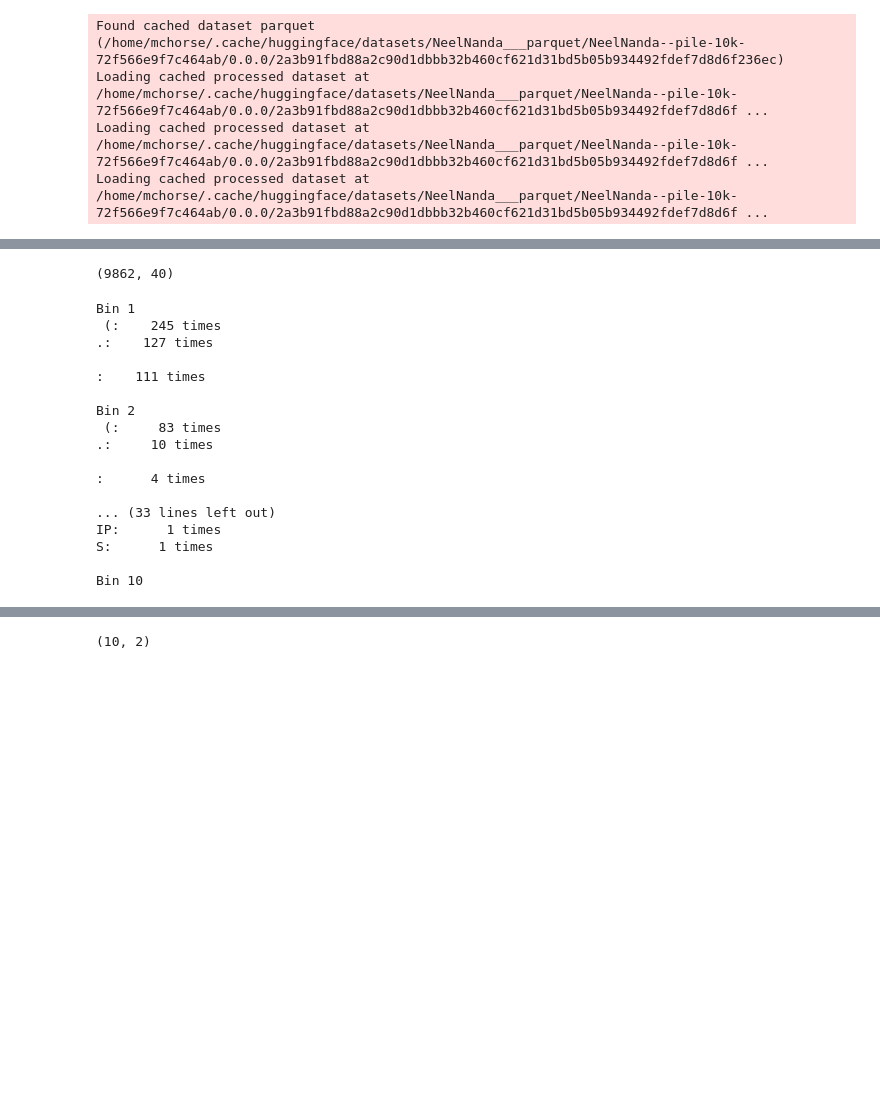
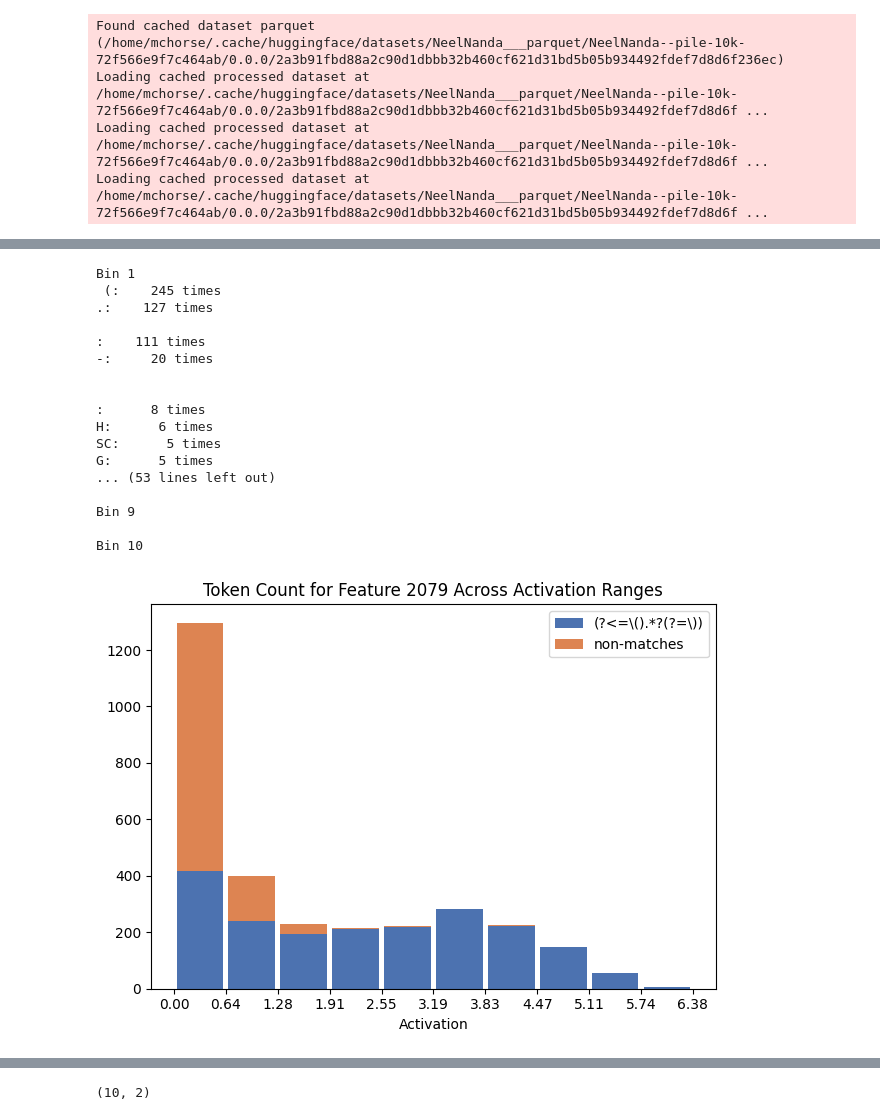
Before and after one commit to migerovitch/sparse_coding, a Jupyter notebook: case_studies.ipynb, the cells around one changed output, grey strips where cells are left out. Cells and saved outputs as stored; diff of their text form; code cells hidden in the pictures; blank space fills up the shorter version.

```diff
--- a/case_studies.ipynb
+++ b/case_studies.ipynb
@@ -564,10 +688,7 @@ for text_ind, text in enumerate(texts):
-# %%
-np.array(masks).shape
-# %% [output]
-(9862, 40)
 # %%
 # 2079 2122 2118
 feature_index = 2079
+dictionary_activations = dictionary_activations
 best_feature_activations = dictionary_activations[:, feature_index]
 
 min_value = torch.min(best_feature_activations)
@@ -581,59 +702,81 @@ bin_boundaries = torch.linspace(min_value, max_value, num_bins + 1)
 
 # Assign each activation to its respective bin
 bins = torch.bucketize(best_feature_activations, bin_boundaries)
-# Count the number of unique tokens
-# num_unique_tokens = 5
-# from collections import Counter
-# nonzero = bins.nonzero()[:,0]
-# datapoint_indices =[np.unravel_index(i, (datapoints, token_amount)) for i in nonzero]
-# max_token = []
-# for md, s_ind in datapoint_indices:
-#     md = int(md)
-#     s_ind = int(s_ind)
-#     max_token.append(dataset[md]["input_ids"][s_ind])
 
-# ac = Counter(max_token)
-# max_tokens = [token_ind for token_ind, count in ac.most_common(num_unique_tokens)]
-# token_dict = {token: np.zeros(num_bins) for token in max_tokens}
-# misc_count = np.zeros(num_bins)
 regex_matches_vs_nonmatches = np.zeros((num_bins, 2))
 all_non_matched_tokens = []
+non_matched_all_tokens = []
 for i in range(1,num_bins+1):
     bin_non_matched_tokens = []
     bin_tokens_ind = (bins == i).nonzero()[:,0]
     # Grab the datapoint for each nonzero bin
     datapoint_indices =[np.unravel_index(i, (datapoints, token_amount)) for i in bin_tokens_ind]
     max_token = []
     for md, s_ind in datapoint_indices:
         md = int(md)
         s_ind = int(s_ind)
         regex_matches_vs_nonmatches[i-1, masks[md][s_ind]] += 1
         # Also count up instances of non-matches
         if(not masks[md][s_ind]):
             all_non_matched_tokens.append(dataset[md]["input_ids"][s_ind])
             bin_non_matched_tokens.append(dataset[md]["input_ids"][s_ind])
+            non_matched_all_tokens.append(dataset[md]["input_ids"][:s_ind+1])
+        max_token.append(dataset[md]["input_ids"][s_ind])
+    ac = Counter(bin_non_matched_tokens)
+    print(f'\nBin {i}')
+    for token_ind, count in ac.most_common(10):
+        print(f'{model.tokenizer.decode(token_ind)}: {count:6} times')
 
+import matplotlib.pyplot as plt
+import numpy as np
+import seaborn as sns
 
-    #     max_token.append(dataset[md]["input_ids"][s_ind])
-    # ac = Counter(bin_non_matched_tokens)
-    # print(f'\nBin {i}')
-    # for token_ind, count in ac.most_common(3):
-    #     print(f'{model.tokenizer.decode(token_ind)}: {count:6} times')
+colors = sns.color_palette('deep', num_unique_tokens + 1)  # +1 for the 'Misc' bar
+
+setting = "regex"
+data = regex_matches_vs_nonmatches
+num_bins, num_unique_tokens = data.shape
+
+# # Set position of bars
+# r = np.arange(num_bins)
+
+# Set position of bars
+barWidth = (bin_boundaries[1] - bin_boundaries[0]) * 0.9
+# r = np.arange(num_bins)
+r = (bin_boundaries[:-1] + bin_boundaries[1:]) / 2
+running_sum = np.zeros(num_bins)
+for i in range(num_unique_tokens):
+    if i == 0:
+        text_label = regex_pattern
+    else:
+        text_label = "non-matches"
+    token_count_array = data[:,(i+1)%2]
+    plt.bar(r, token_count_array, bottom=running_sum, label=text_label, color=colors[i], width=barWidth)  # Stack on top of data1+data2
+    running_sum += token_count_array
+# plt.bar(r, misc_count, bottom=running_sum,  label='Misc', color=colors[-1])  # Stack on top of data1+data2
+plt.title(f'Token Count for Feature {feature_index} Across Activation Ranges')
+plt.xlabel('Activation')
+# plt.xticks(r, [f"{val:.1f}" for val in bin_boundaries[:]])
+plt.xticks(bin_boundaries, [f"{val:.2f}" for val in bin_boundaries])
+plt.legend()
+plt.tight_layout()
+plt.show()
 # %% [output]
 Bin 1
  (:    245 times
 .:    127 times
 
 :    111 times
+-:     20 times
 
-Bin 2
- (:     83 times
-.:     10 times
 
-:      4 times
+:      8 times
+H:      6 times
+SC:      5 times
+G:      5 times
+... (53 lines left out)
 
-... (33 lines left out)
-IP:      1 times
-S:      1 times
+Bin 9
 
 Bin 10
+[figure, added]
```
Also changed, not shown: parts of 21 cells of this notebook.
